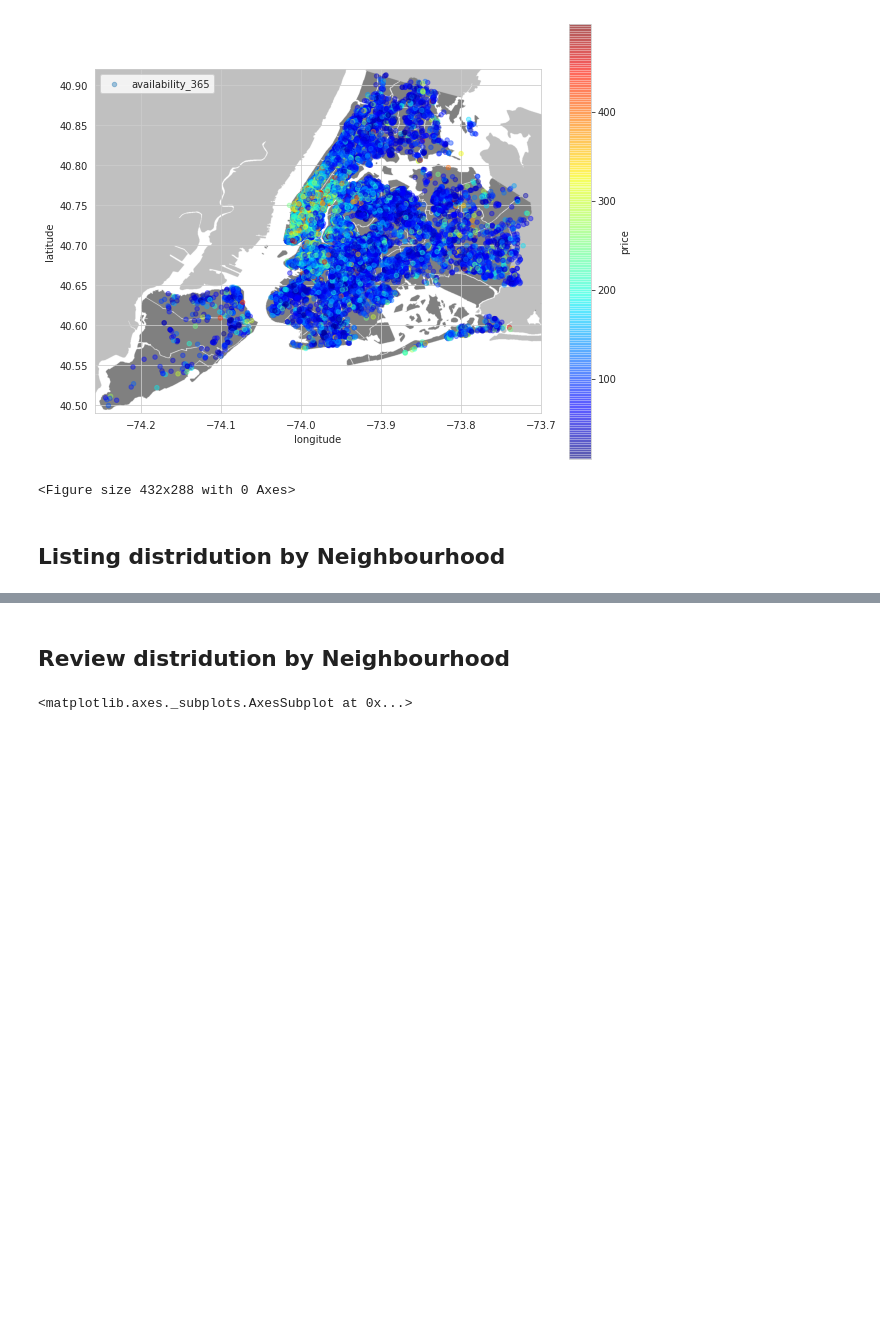
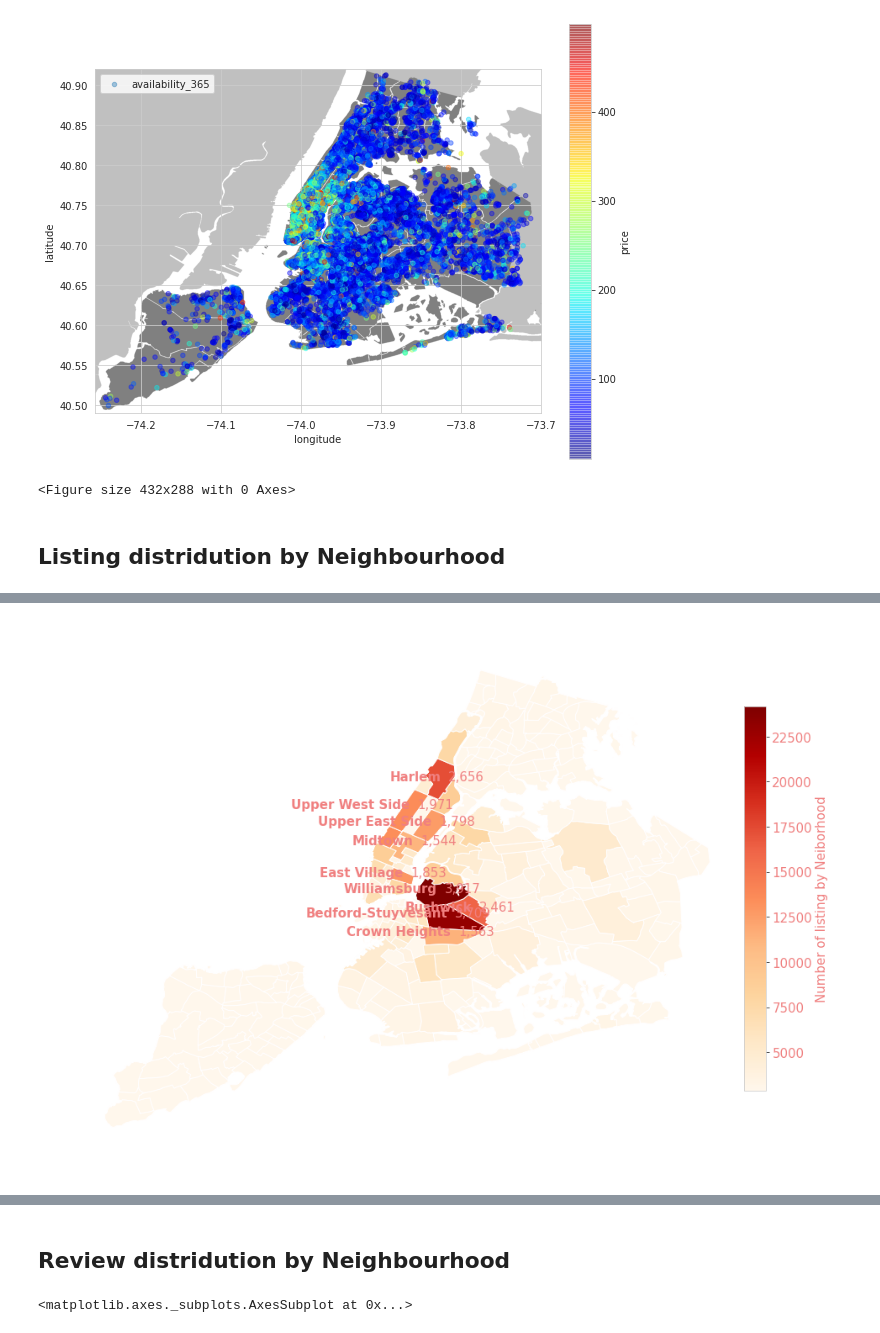
Before and after one commit to huynhdao0808/nyc-airbnb_da, a Jupyter notebook: Notebook/NYC_Airbnb.ipynb, the cells around one changed output, grey strips where cells are left out. Cells and saved outputs as stored; diff of their text form; code cells hidden in the pictures; blank space fills up the shorter version.

```diff
--- a/Notebook/NYC_Airbnb.ipynb
+++ b/Notebook/NYC_Airbnb.ipynb
@@ -731,3 +701,30 @@ plot_data_houses['coords'] = [coords[0] for coords in plot_data_houses['coords']
+# %%
+# List of intertesting neighborhood
+list_neiborhood = ['Harlem', 'Upper West Side', "Hell's Kichen","Upper East Side", "Midtown", "East Village", "Williamsburg", "Bushwick", "Bedford-Stuyvesant","Crown Heights" ]
+# Add Geoplot map
+ax = gplt.choropleth(plot_data_houses, hue= 'name', cmap = 'OrRd', figsize = (25,12))
+# Add colobar legend
+axins1 = inset_axes(ax, width="3%", height="70%", loc='right')
+norm = colors.Normalize(vmin=plot_data_borough.name.min(), vmax=plot_data_borough.name.max())
+cbar = plt.cm.ScalarMappable(norm=norm, cmap='OrRd')
+ax_cbar = plt.colorbar(cbar,cax=axins1)
+ax_cbar.set_label('Number of listing by Neiborhood',color='lightcoral')
+ax_cbar.set_label('Number of listing by Neiborhood',color='lightcoral',size='15')
+ax_cbar.ax.set_yticklabels(np.linspace(5000,25000,num=9,dtype='int'),color='lightcoral',fontdict={'size':15})
+# Add data label to the map
+plot_data_houses['coords'] = plot_data_houses['geometry'].apply(lambda x: x.representative_point().coords[:])
+plot_data_houses['coords'] = [coords[0] for coords in plot_data_houses['coords']]
+for idx, row in plot_data_houses.iterrows():
+    if row['neighbourhood'] in list_neiborhood:
+      hue = int(row['name'])
+      ax.text(s=row['neighbourhood'], x = row['coords'][0], y = row['coords'][1],
+            horizontalalignment='right', fontdict = {'weight': 'bold', 'size': 15, 'color':'lightcoral'})
+
+      ax.text(s=f'{hue:,}', x=row['coords'][0]+0.04,y = row['coords'][1],
+            horizontalalignment='right', fontdict = {'size': 15,'color':'lightcoral'})
+plt.savefig('nei.png',transparent=True,bbox_inches='tight')
+# %% [output]
+[figure, added]
 # %%
 # Group by borough
 plot_data_borough = plot_data_houses.dissolve(by= 'neighbourhood_group', aggfunc= 'sum')
```
Also changed, not shown: parts of 13 cells of this notebook.
